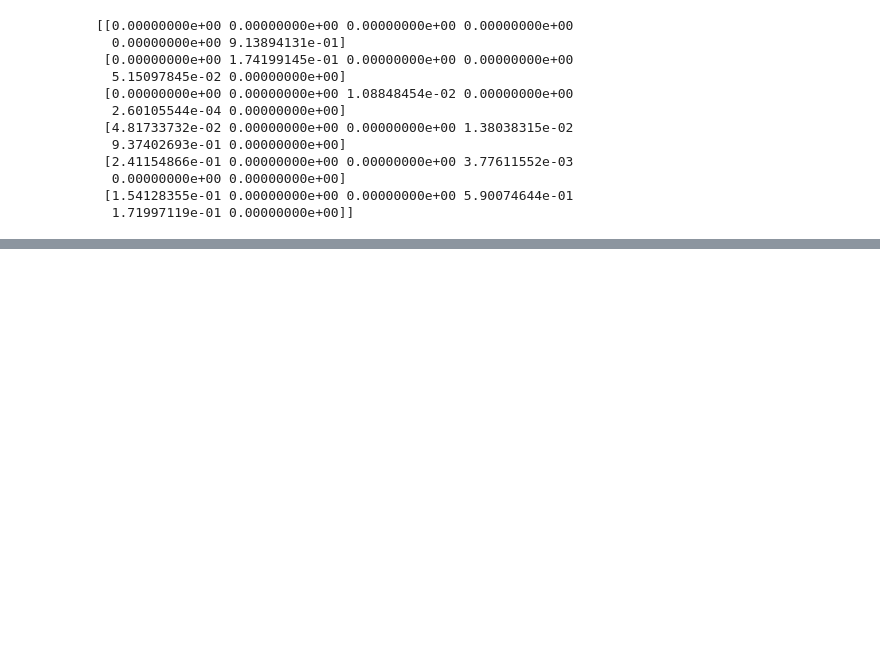
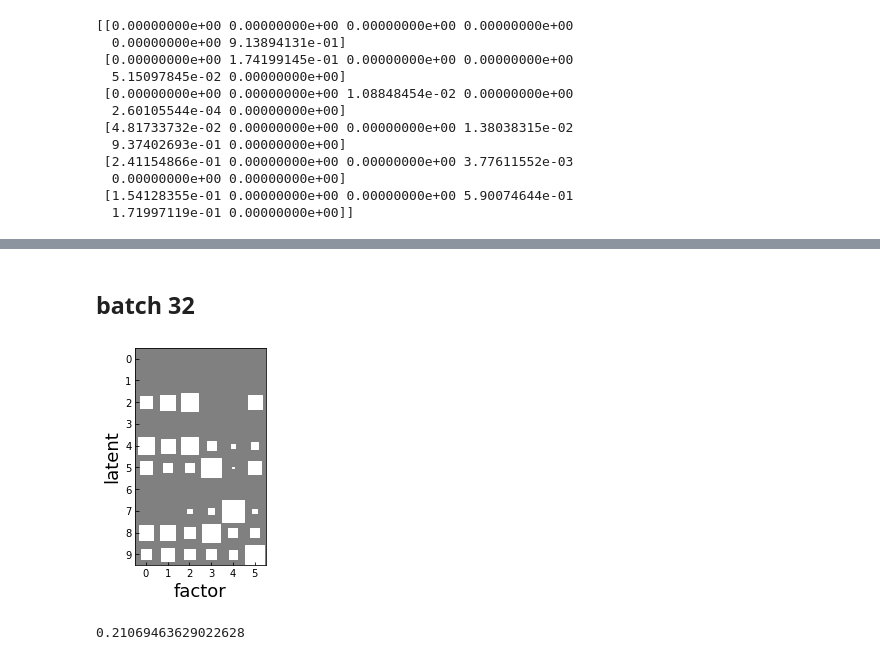
Before and after one commit to mjkleinman/common-vae, a Jupyter notebook: notebooks/Plots.ipynb, the cells around one changed output, grey strips where cells are left out. Cells and saved outputs as stored; diff of their text form; code cells hidden in the pictures; blank space fills up the shorter version.

```diff
--- a/notebooks/Plots.ipynb
+++ b/notebooks/Plots.ipynb
@@ -154,0 +157,9 @@ print(vae_R)
+# %%
+test_loader = get_dataloaders("dshapesd",
+                              batch_size=128,
+                              shuffle=False,
+                              logger=None)
+# %%
+exp_dir = 'avae_actpost_beta=8_klqq=0.0_dshapesd_fb=0_epoch=30_z=10_lr=0.0001_batch=64_seed=0'
+exp_dir = 'results/' + exp_dir
+model = load_model(exp_dir, is_gpu=True)
@@ -154,0 +206,21 @@ print(vae_R)
+# %% [markdown]
+## batch 32
+# %%
+from analysis.metrics import DCIMetrics
+from analysis.hinton import hinton
+
+exp_dir = 'avae_actpost_beta=8_klqq=0.0_dshapesd_fb=0_epoch=30_z=10_lr=0.0001_batch=32_seed=0'
+exp_dir = 'results/' + exp_dir
+model = load_model(exp_dir, is_gpu=True)
+l, t = infer(model, test_loader)
+metric_data = (l, t)
+eastwood = DCIMetrics(metric_data, n_factors=6)
+vae_scores = eastwood(model, model_zs = metric_data)
+vae_R = vae_scores.R_coeff
+hinton(vae_R, 'factor', 'latent', fontsize=18)
+# %% [output]
+[figure, added]
+# %%
+print(vae_scores.overall_disentanglment)
+# %% [output]
+0.21069463629022628
```
Also changed, not shown: parts of 12 cells of this notebook, 7 other files.
